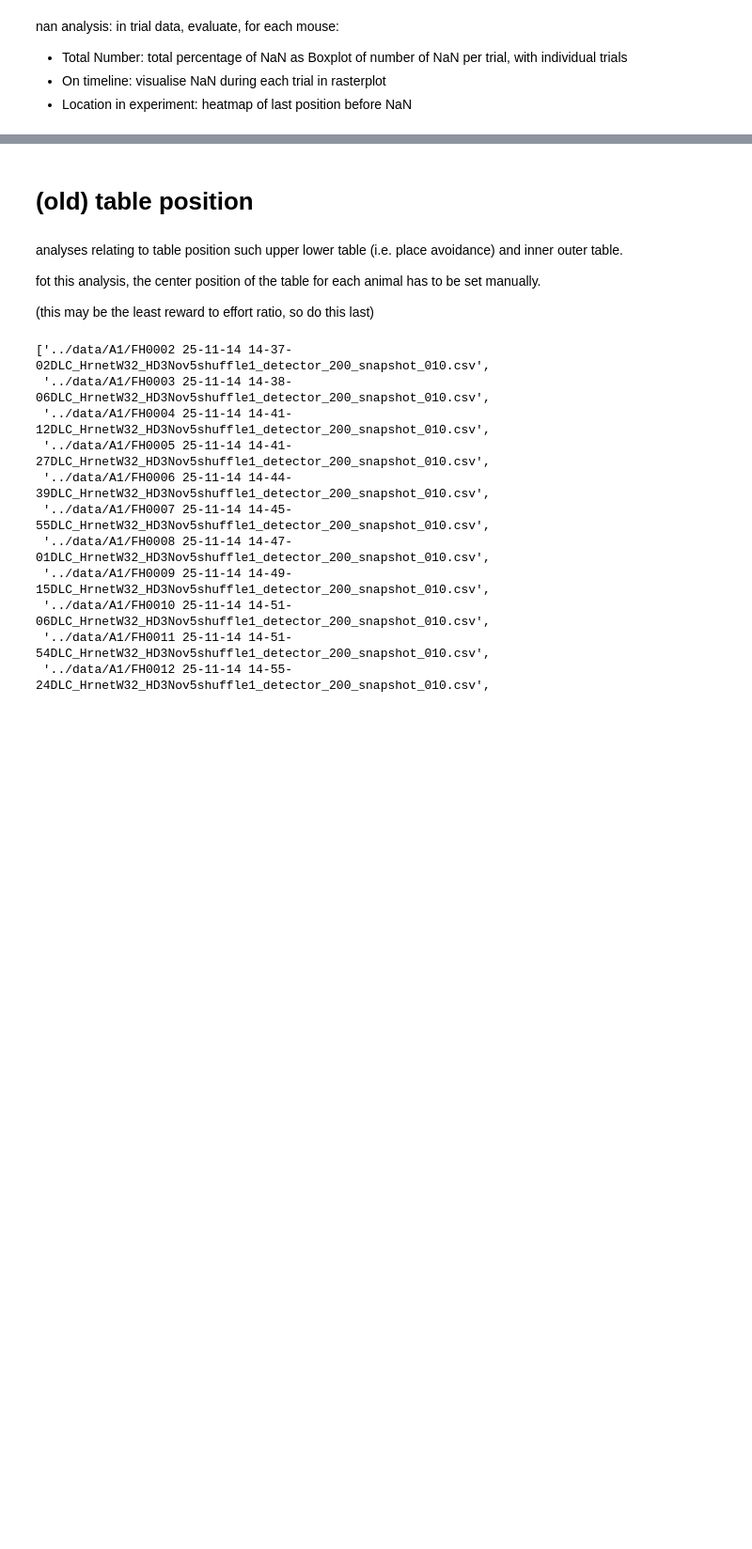
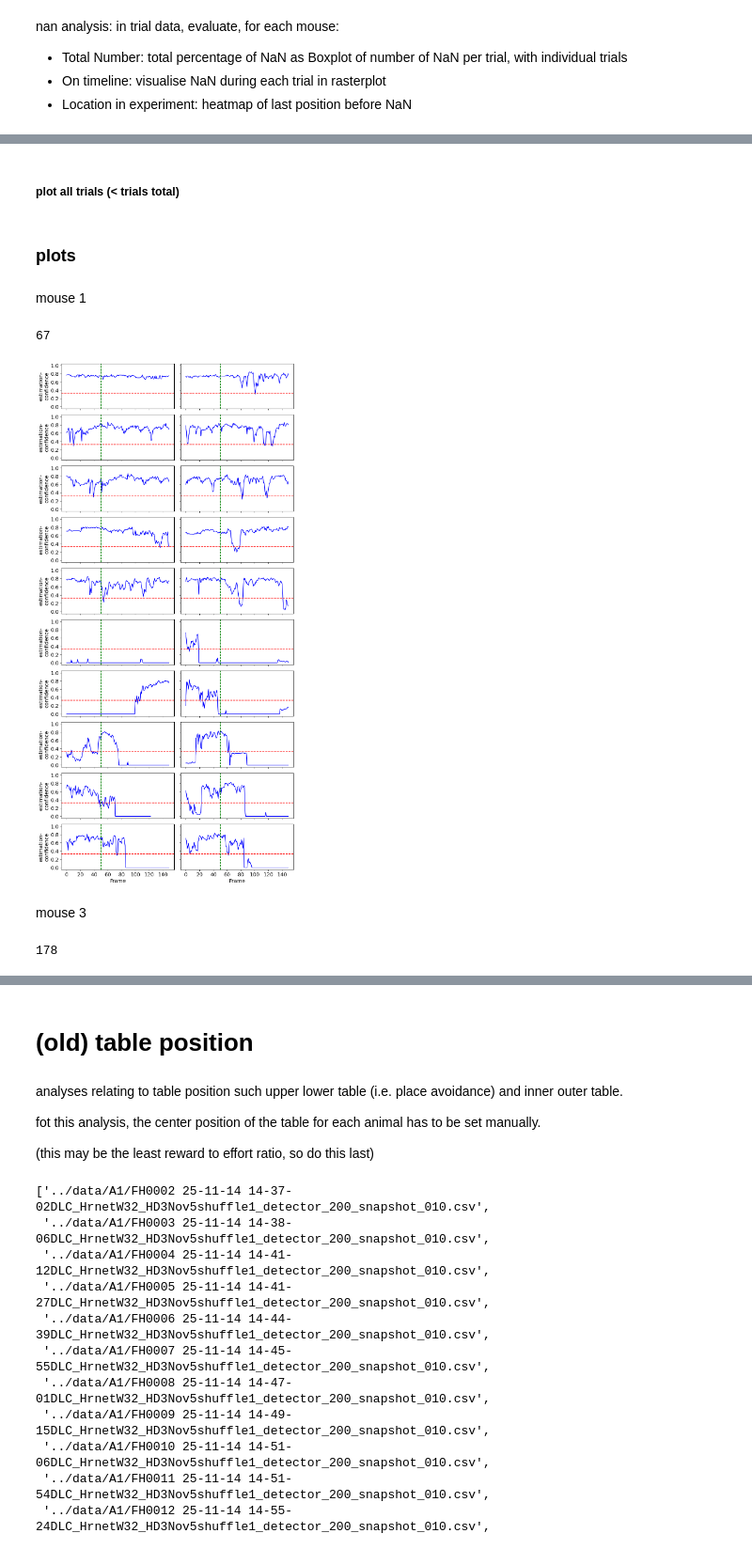
Before and after one commit to toniklenk/escape_tracking, a Jupyter notebook: scripts/evaluate pose data.ipynb, the cells around one changed output, grey strips where cells are left out. Shown at 94% size. Drawn from its saved outputs; the diff is of its cells as text; code cells hidden in the pictures; blank space fills up the shorter version.

```diff
--- a/scripts/evaluate pose data.ipynb
+++ b/scripts/evaluate pose data.ipynb
@@ -16,0 +76,2 @@ df.isna().sum().sum()
+# %%
+threshold = 0.33
@@ -16,0 +80,5 @@ df.isna().sum().sum()
+# %%
+axislabel_fontsize = 14
+title_fontsize = 16
+
+FIGSIZE = (10, 20)
@@ -16,0 +126,2 @@ df.isna().sum().sum()
+# %% [markdown]
+##### plot all trials (< trials total)
@@ -16,0 +151,24 @@ df.isna().sum().sum()
+# %% [markdown]
+### plots
+# %% [markdown]
+mouse 1
+# %%
+mouse_id = 1
+df = pd.read_csv(f'../data/A{mouse_id}/trials.csv', header=[0, 1], index_col=[0, 1])
+# get no of trials
+df.index.get_level_values(0).nunique()
+# %% [output]
+67
+# %%
+plot_top10bottom10_min_likelihood(df, threshold)
+# %% [output]
+[figure, added]
+# %% [markdown]
+mouse 3
+# %%
+mouse_id = 3
+df = pd.read_csv(f'../data/A{mouse_id}/trials.csv', header=[0, 1], index_col=[0, 1])
+# get no of trials
+df.index.get_level_values(0).nunique()
+# %% [output]
+178
```
Also changed, not shown: parts of 24 cells of this notebook, 11 other files.
